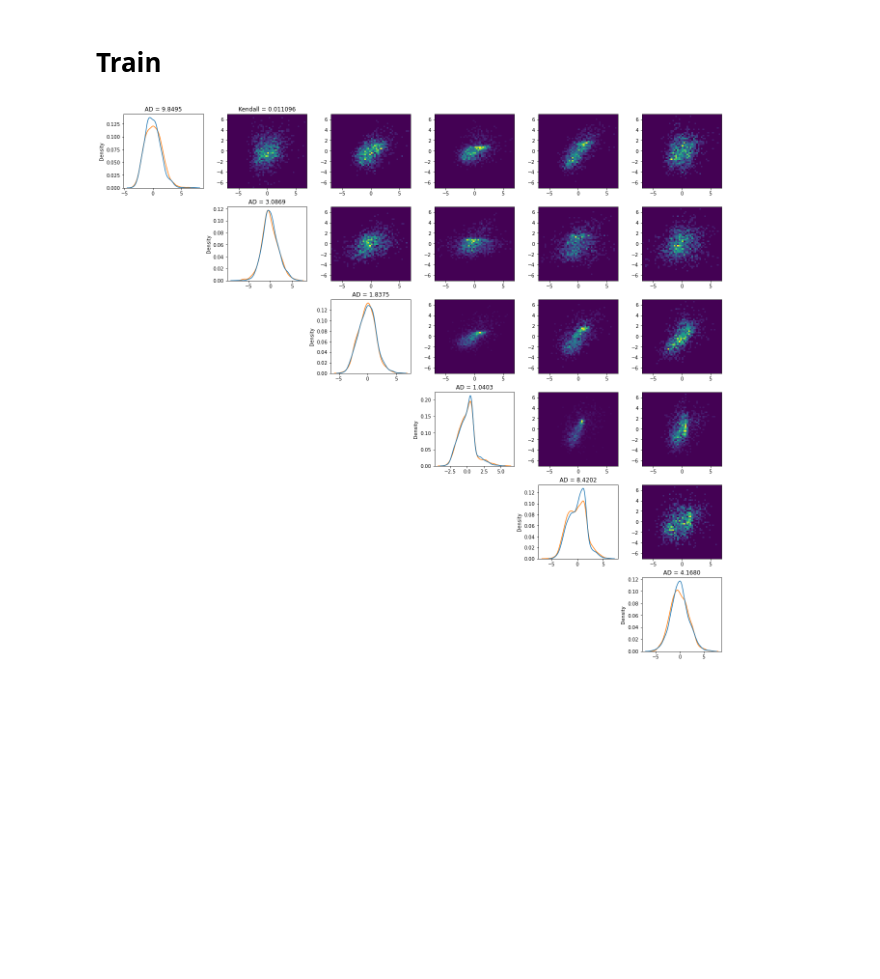
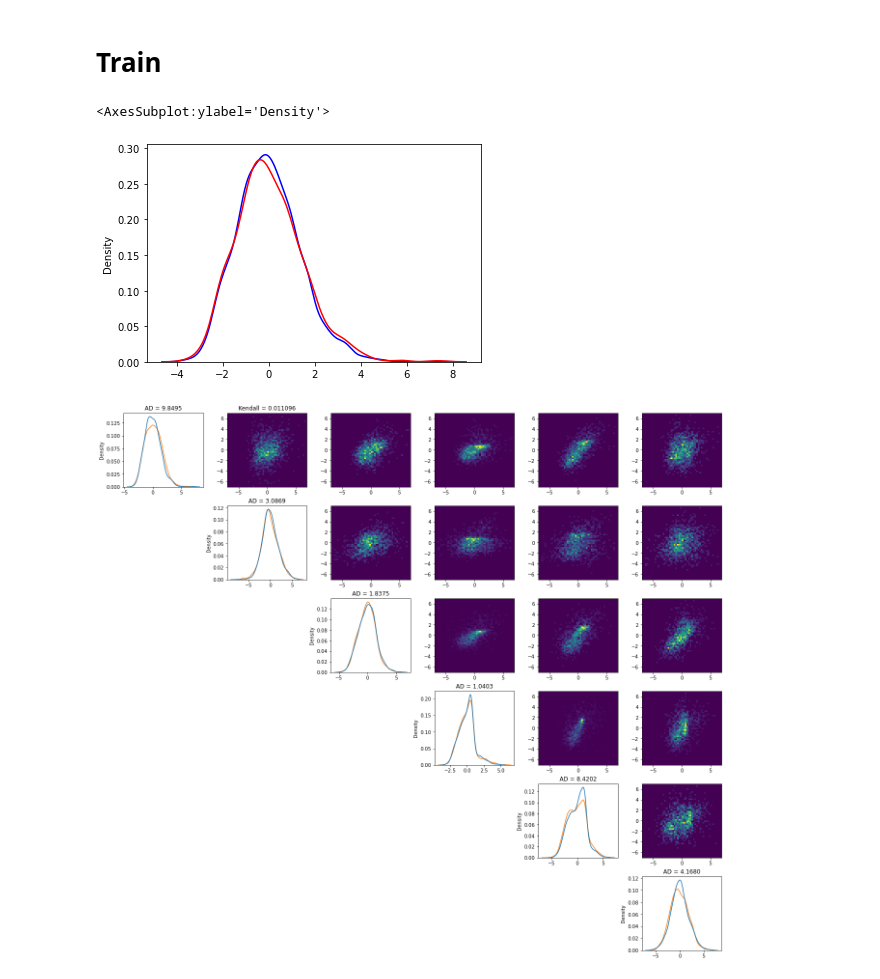
Before and after one commit to saschagaudlitz/Flash, a Jupyter notebook: train.ipynb, the cells around one changed output. Drawn from its saved outputs; the diff is of its cells as text; code cells hidden in the pictures; blank space fills up the shorter version.

```diff
--- a/train.ipynb
+++ b/train.ipynb
@@ -46,6 +46,17 @@ for i in range(6):
 # Train
 # %%
 from hyperopt import hp, fmin, tpe, space_eval
+# %%
+order = np.sort(df.to_numpy(), axis=0)
+idx = np.floor(norm.cdf(torch.torch.randn(2000, 6)) * len(order)).astype(int)
+samples = np.array([[order[idx[i][j]][j] for j in range(idx.shape[1])] for i in range(idx.shape[0])])
+# %%
+fig, ax = plt.subplots()
+sns.kdeplot(order[:, 0], ax=ax, c='b')
+sns.kdeplot(samples[:, 0], ax=ax, c='r')
+# %% [output]
+<AxesSubplot:ylabel='Density'>
+[figure, added]
 # %%
 with open('configs/maf.yaml', 'r') as file:
     try:
```
Also changed, not shown: 7 other files.
